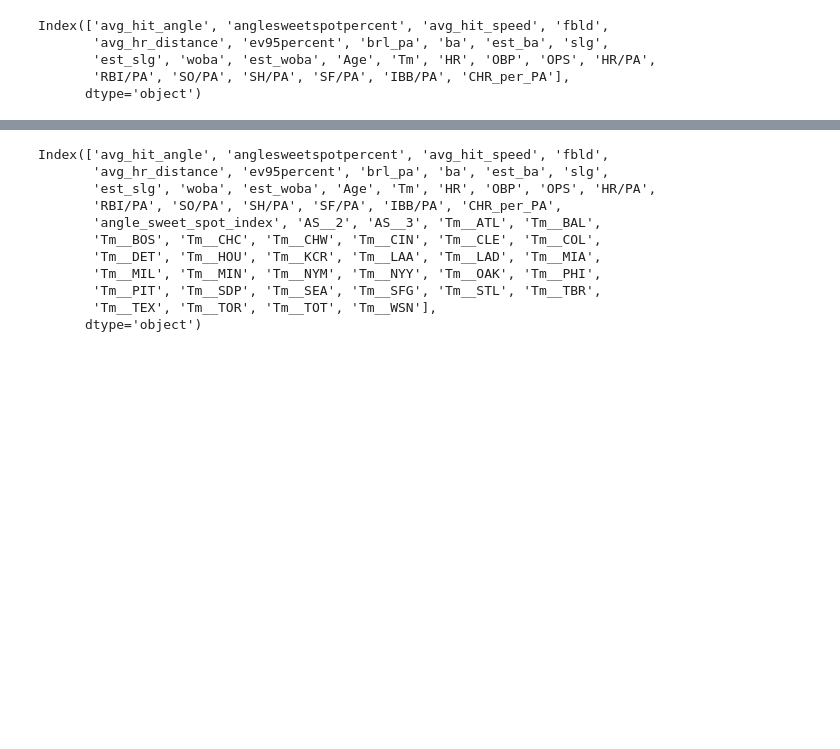
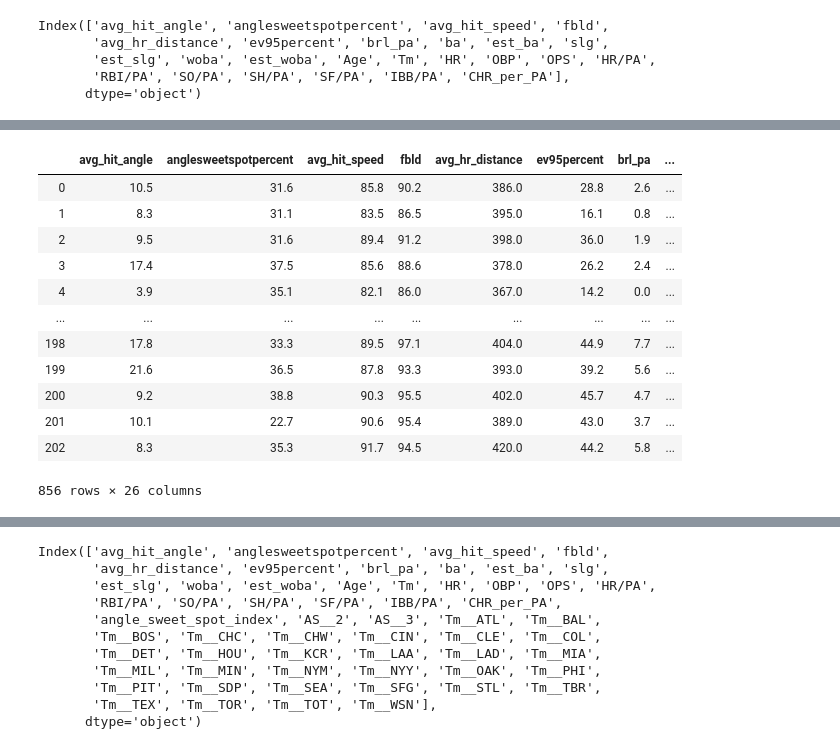
Before and after one commit to jacksonbull87/baseball_HR_linear_regression, a Jupyter notebook: Loading_Dataset/Data_Examination.ipynb, the cells around one changed output, grey strips where cells are left out. Saved outputs shown, nothing was run; the diff lists cells and outputs as text; code cells hidden in the pictures; blank space fills up the shorter version.

```diff
--- a/Loading_Dataset/Data_Examination.ipynb
+++ b/Loading_Dataset/Data_Examination.ipynb
@@ -123,3 +135,19 @@ master_df_3.shape
 # %%
 #create angle sweet spot index. 1 for less than 28 degrees, 2 for between 28 and 35 degrees, 3 for more than 35 degrees
 master_df_3['angle_sweet_spot_index'] = master_df_3['anglesweetspotpercent'].apply(lambda x: 1 if x < 28 else ( 2 if 28 <= x <= 35 else 3))
+# %%
+master_df_3
+# %% [output]
+|  | avg_hit_angle | anglesweetspotpercent | avg_hit_speed | fbld | avg_hr_distance | ev95percent | brl_pa | ... |
+| 0 | 10.5 | 31.6 | 85.8 | 90.2 | 386.0 | 28.8 | 2.6 | ... |
+| 1 | 8.3 | 31.1 | 83.5 | 86.5 | 395.0 | 16.1 | 0.8 | ... |
+| 2 | 9.5 | 31.6 | 89.4 | 91.2 | 398.0 | 36.0 | 1.9 | ... |
+| 3 | 17.4 | 37.5 | 85.6 | 88.6 | 378.0 | 26.2 | 2.4 | ... |
+| 4 | 3.9 | 35.1 | 82.1 | 86.0 | 367.0 | 14.2 | 0.0 | ... |
+| ... | ... | ... | ... | ... | ... | ... | ... | ... |
+| 198 | 17.8 | 33.3 | 89.5 | 97.1 | 404.0 | 44.9 | 7.7 | ... |
+| 199 | 21.6 | 36.5 | 87.8 | 93.3 | 393.0 | 39.2 | 5.6 | ... |
+| 200 | 9.2 | 38.8 | 90.3 | 95.5 | 402.0 | 45.7 | 4.7 | ... |
+| 201 | 10.1 | 22.7 | 90.6 | 95.4 | 389.0 | 43.0 | 3.7 | ... |
+| 202 | 8.3 | 35.3 | 91.7 | 94.5 | 420.0 | 44.2 | 5.8 | ... |
+856 rows × 26 columns
```
Also changed, not shown: parts of 20 cells of this notebook, 2 other files.
